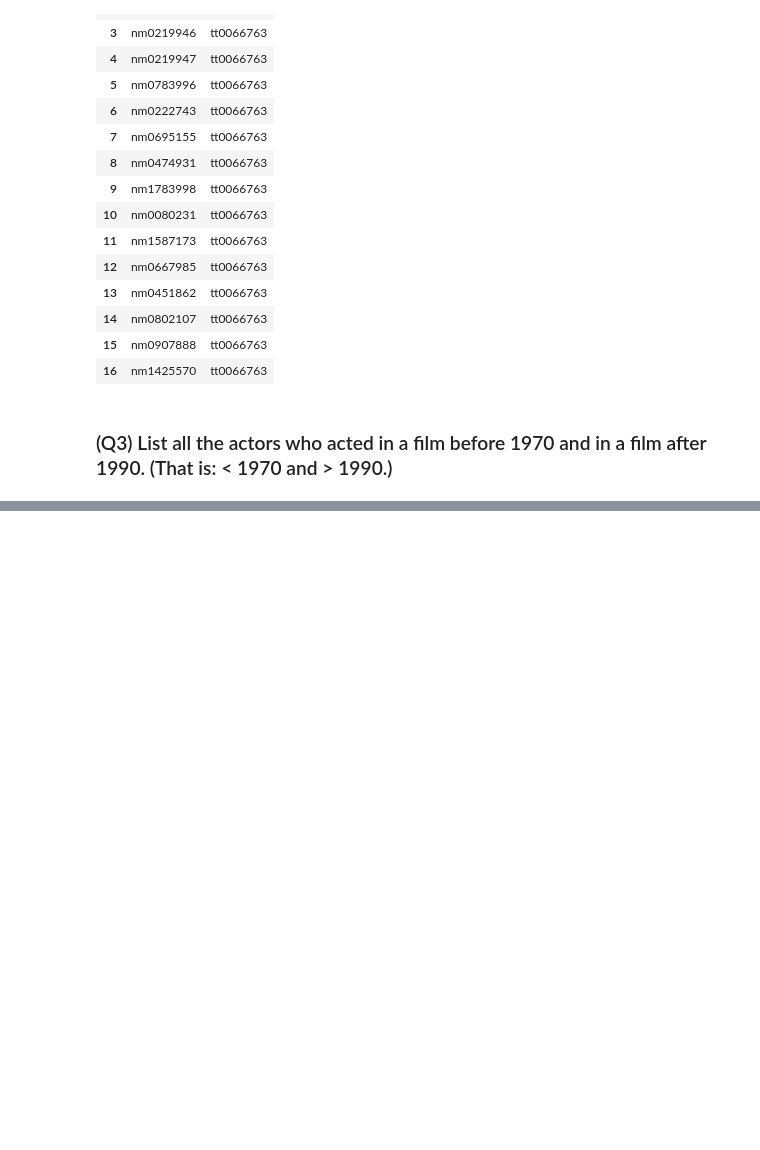
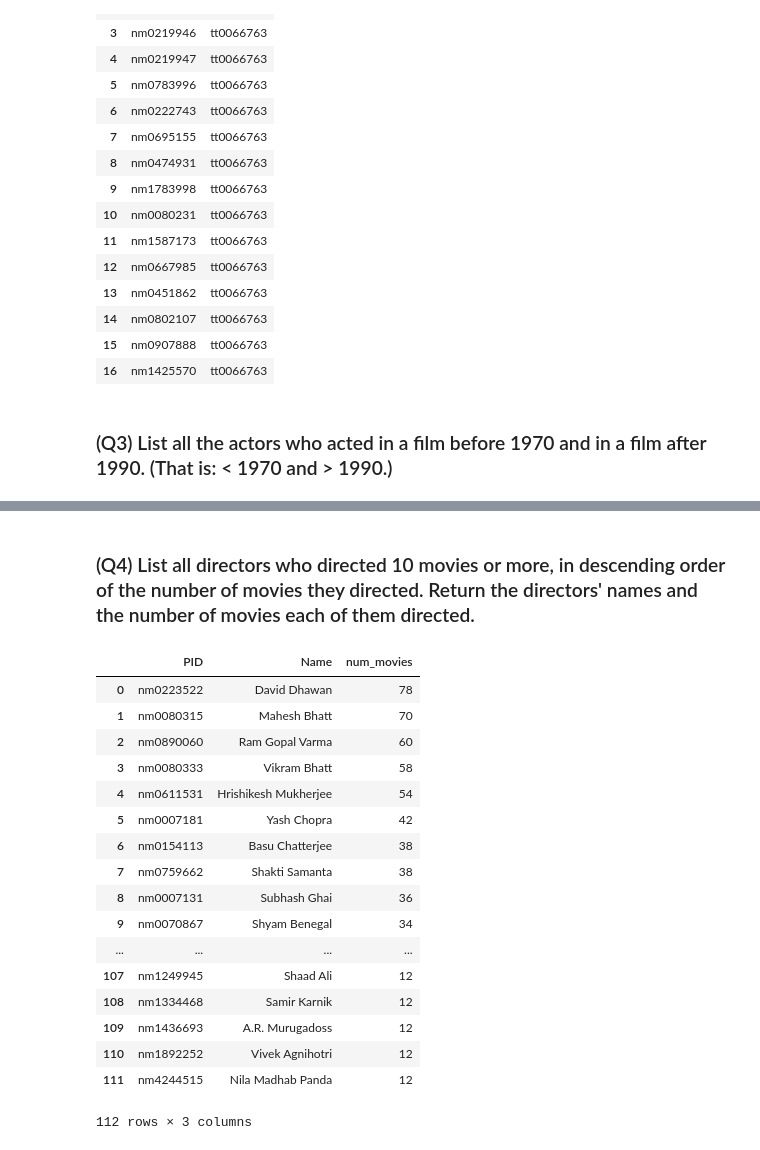
Before and after one commit to be-shekhar/learning-ml, a Jupyter notebook: 22.SQL_imdb/22_sql_imdb.ipynb, the cells around one changed output, grey strips where cells are left out. Cells and saved outputs as stored; diff of their text form; code cells hidden in the pictures; blank space fills up the shorter version.

```diff
--- a/22.SQL_imdb/22_sql_imdb.ipynb
+++ b/22.SQL_imdb/22_sql_imdb.ipynb
@@ -262,0 +229,28 @@ result
+# %% [markdown]
+### (Q4) List all directors who directed 10 movies or more, in descending order of the number of movies they directed. Return the directors' names and the number of movies each of them directed.
+# %%
+query = '''
+    select a.pid, a.name, count(b.mid) num_movies from person a left join m_director b
+    on a.pid=b.pid group by a.pid having num_movies>10 order by num_movies desc
+'''
+result = pd.read_sql_query(query, conn)
+result
+# %% [output]
+|  | PID | Name | num_movies |
+| 0 | nm0223522 | David Dhawan | 78 |
+| 1 | nm0080315 | Mahesh Bhatt | 70 |
+| 2 | nm0890060 | Ram Gopal Varma | 60 |
+| 3 | nm0080333 | Vikram Bhatt | 58 |
+| 4 | nm0611531 | Hrishikesh Mukherjee | 54 |
+| 5 | nm0007181 | Yash Chopra | 42 |
+| 6 | nm0154113 | Basu Chatterjee | 38 |
+| 7 | nm0759662 | Shakti Samanta | 38 |
+| 8 | nm0007131 | Subhash Ghai | 36 |
+| 9 | nm0070867 | Shyam Benegal | 34 |
+| ... | ... | ... | ... |
+| 107 | nm1249945 | Shaad Ali | 12 |
+| 108 | nm1334468 | Samir Karnik | 12 |
+| 109 | nm1436693 | A.R. Murugadoss | 12 |
+| 110 | nm1892252 | Vivek Agnihotri | 12 |
+| 111 | nm4244515 | Nila Madhab Panda | 12 |
+112 rows × 3 columns
```
Also changed, not shown: parts of 23 cells of this notebook, 1 other file.
